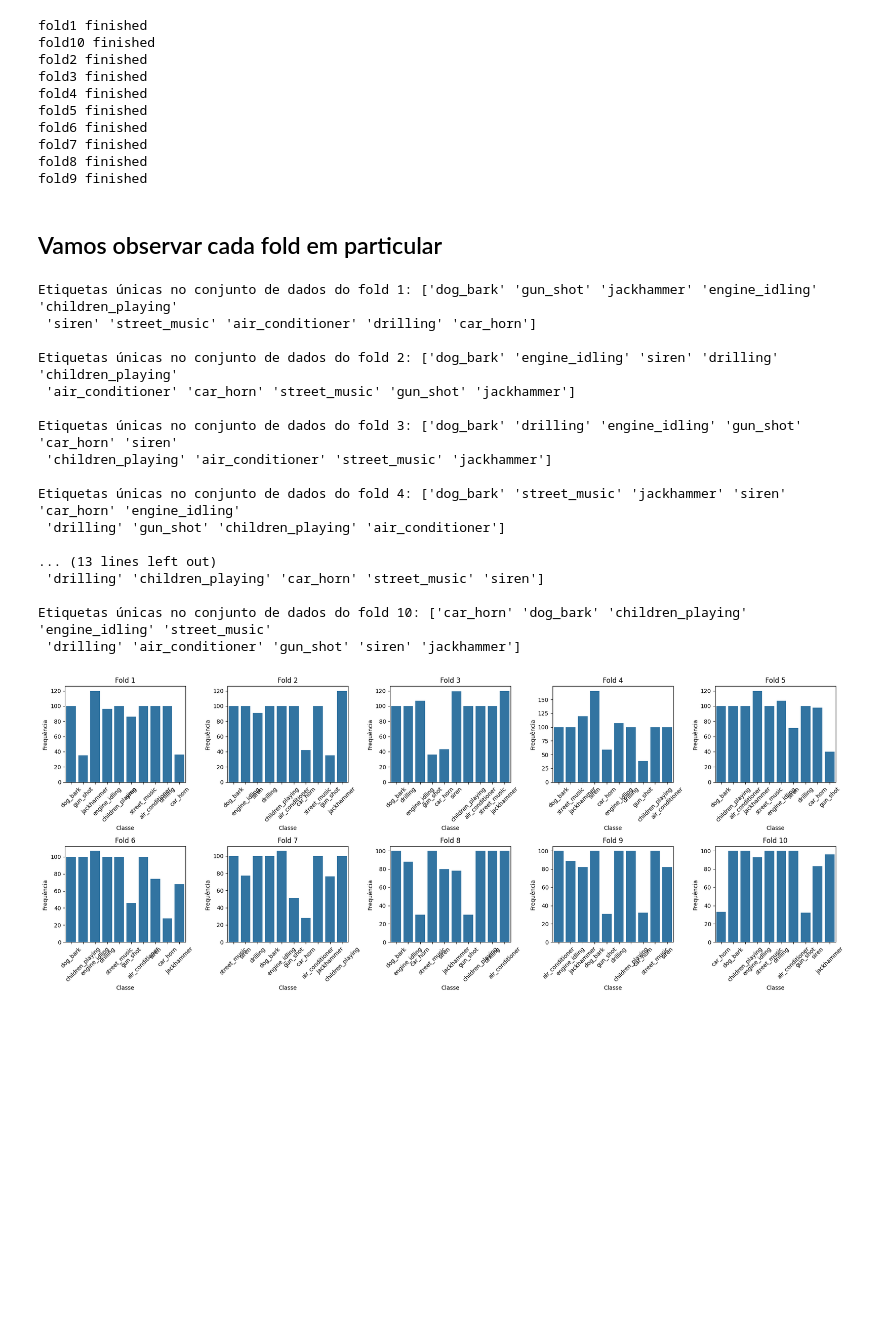
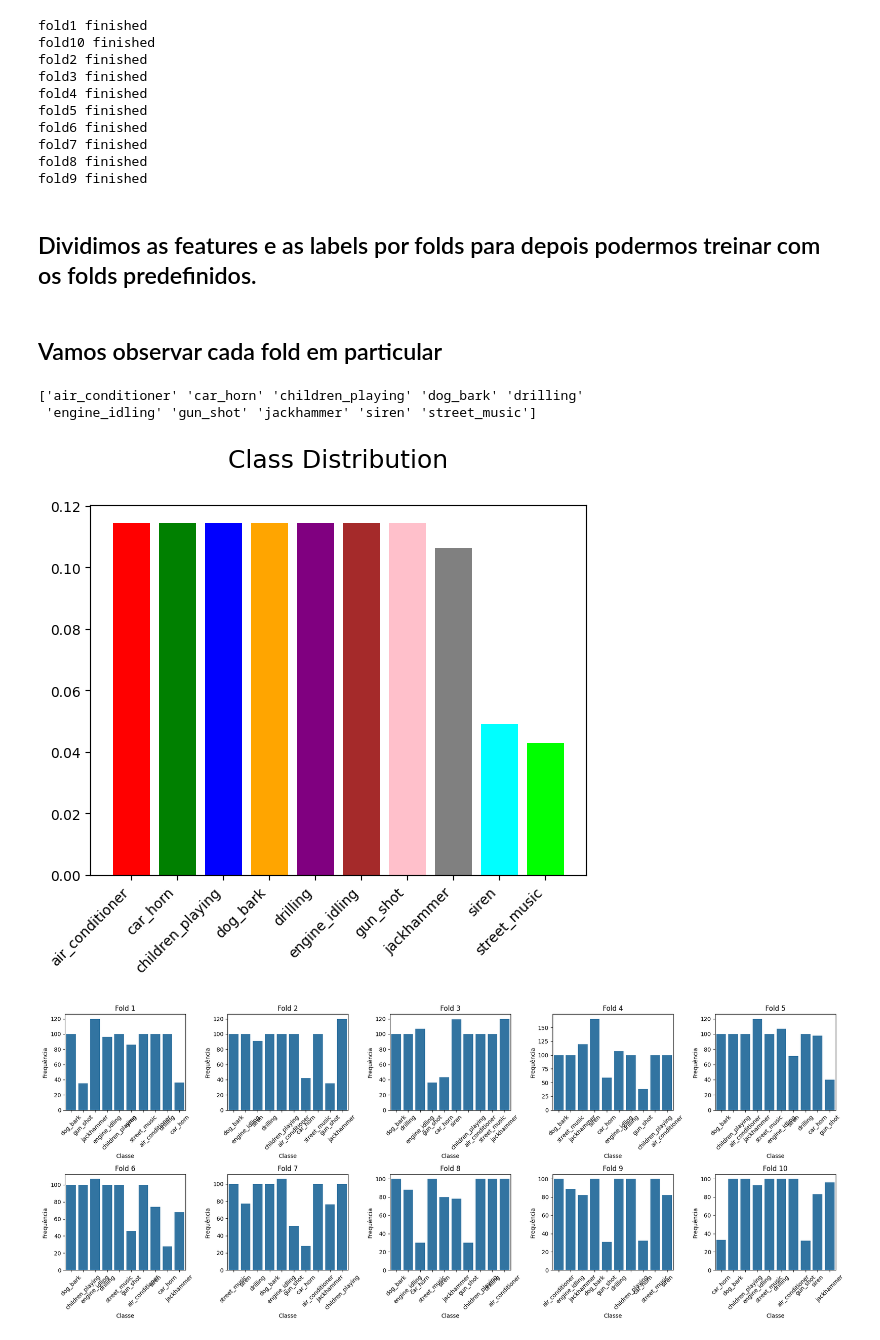
Before and after one commit to guilhermevaz8/deep-learning-classifiers-for-urban-sound-data, a Jupyter notebook: Modified_Project_Notebook .ipynb, the cells around one changed output. Cells and saved outputs as stored; diff of their text form; code cells hidden in the pictures; blank space fills up the shorter version.

```diff
--- a/Modified_Project_Notebook .ipynb
+++ b/Modified_Project_Notebook .ipynb
@@ -132,42 +180,24 @@ fold6 finished
 fold7 finished
 fold8 finished
 fold9 finished
+# %% [markdown]
+## Dividimos as features e as labels por folds para depois podermos treinar com os folds predefinidos.
 # %% [markdown]
 ## Vamos observar cada fold em particular
-# %%
-def analyze_fold(fold_number):
-    # Carregar características e rótulos do fold específico
-    features_path = f"csv/featuresfold{fold_number}.csv"
-    labels_path = f"csv/labelsfold{fold_number}.csv"
-    df_labels = pd.read_csv(labels_path)
-
-    # Adicionar os rótulos ao DataFrame das características
-
-
-    # Observar rótulos únicos
-    unique_labels = df_labels['0'].unique()
-    print(f"Etiquetas únicas no conjunto de dados do fold {fold_number}: {unique_labels}\n")
-
-for i in range(1,11):
-    analyze_fold(i)
-# %% [output]
-Etiquetas únicas no conjunto de dados do fold 1: ['dog_bark' 'gun_shot' 'jackhammer' 'engine_idling' 'children_playing'
- 'siren' 'street_music' 'air_conditioner' 'drilling' 'car_horn']
-
-Etiquetas únicas no conjunto de dados do fold 2: ['dog_bark' 'engine_idling' 'siren' 'drilling' 'children_playing'
- 'air_conditioner' 'car_horn' 'street_music' 'gun_shot' 'jackhammer']
-
-Etiquetas únicas no conjunto de dados do fold 3: ['dog_bark' 'drilling' 'engine_idling' 'gun_shot' 'car_horn' 'siren'
- 'children_playing' 'air_conditioner' 'street_music' 'jackhammer']
-
-Etiquetas únicas no conjunto de dados do fold 4: ['dog_bark' 'street_music' 'jackhammer' 'siren' 'car_horn' 'engine_idling'
- 'drilling' 'gun_shot' 'children_playing' 'air_conditioner']
-
-... (13 lines left out)
- 'drilling' 'children_playing' 'car_horn' 'street_music' 'siren']
-
-Etiquetas únicas no conjunto de dados do fold 10: ['car_horn' 'dog_bark' 'children_playing' 'engine_idling' 'street_music'
- 'drilling' 'air_conditioner' 'gun_shot' 'siren' 'jackhammer']
+# %%
+class_dict = dfclass['class'].value_counts(normalize=True)
+classes = np.unique(dfclass['class'])
+print(classes)
+colors = ['red', 'green', 'blue', 'orange', 'purple', 'brown', 'pink', 'gray', 'cyan', 'lime']
+fig, ax = plt.subplots()
+ax.set_title('Class Distribution', y=1.08, fontsize=18)
+ax.bar(classes,class_dict.values, color=colors)
+plt.xticks(rotation=45, ha='right')
+plt.show(block=False)
+# %% [output]
+['air_conditioner' 'car_horn' 'children_playing' 'dog_bark' 'drilling'
+ 'engine_idling' 'gun_shot' 'jackhammer' 'siren' 'street_music']
+[figure, added]
 # %%
 def plot_label_distribution_all_folds(n_folds):
     # Número de linhas e colunas para os subplots
```
Also changed, not shown: parts of 29 cells of this notebook.
